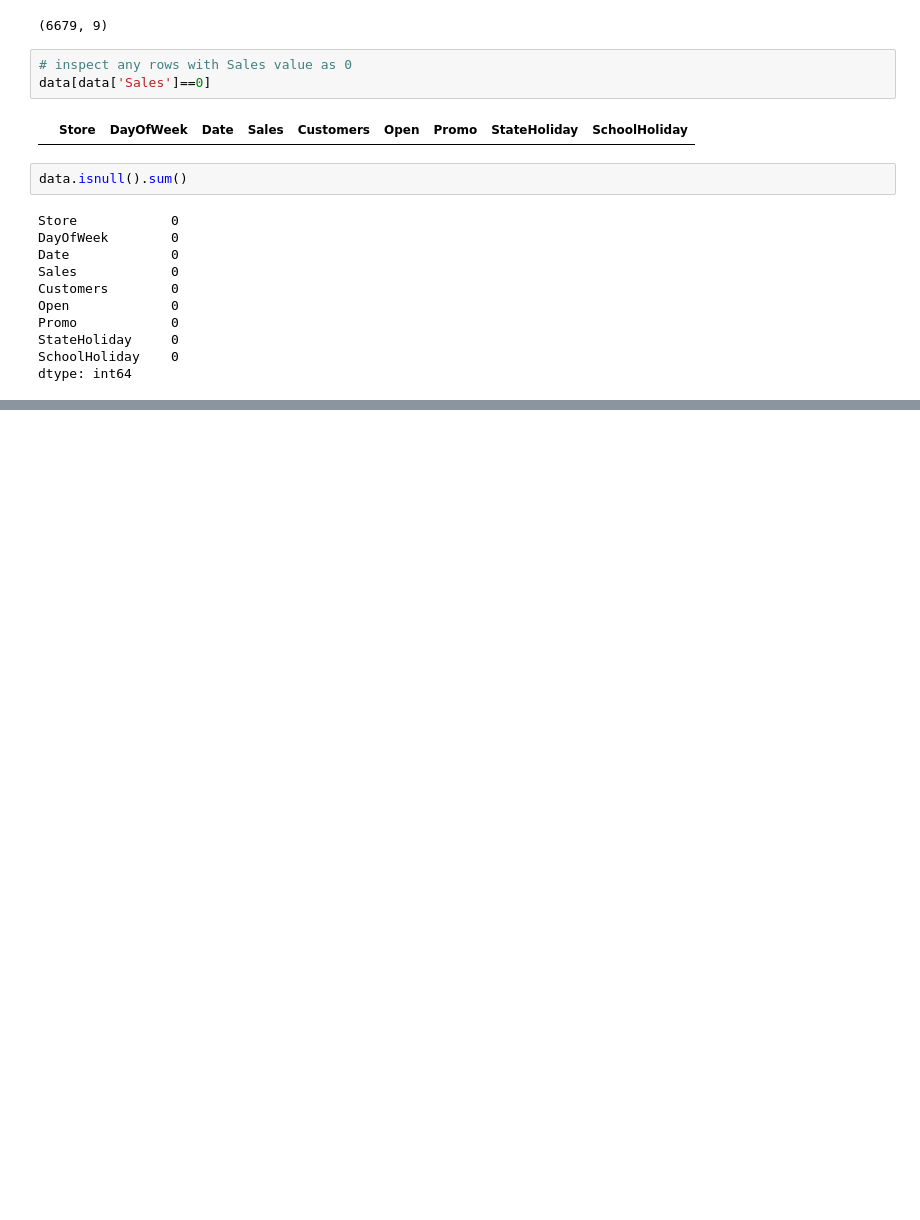
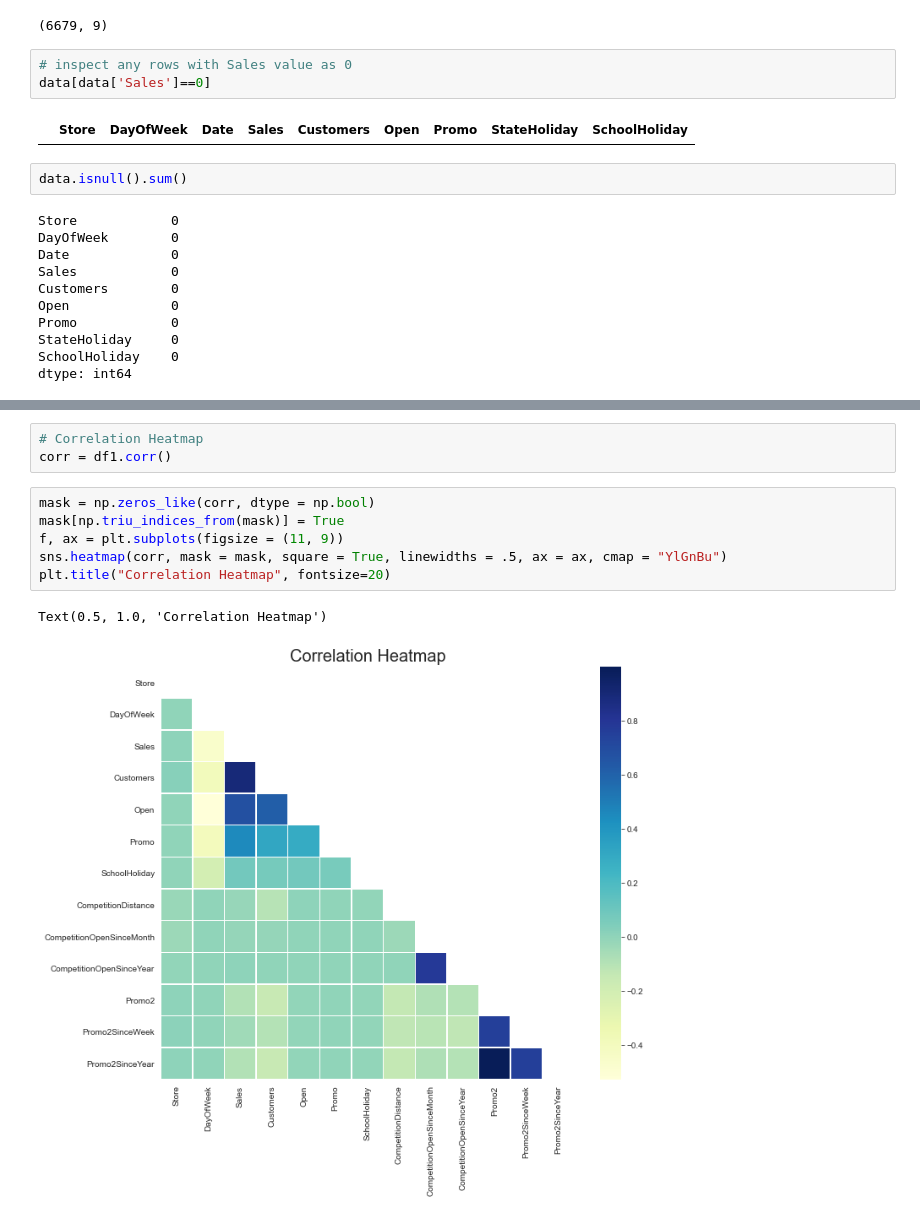
Before and after one commit to sharmijagan/SalesForecasting, a Jupyter notebook: Salesforecast.ipynb, the cells around one changed output, grey strips where cells are left out. Drawn from its saved outputs; the diff is of its cells as text; blank space fills up the shorter version.

```diff
--- a/Salesforecast.ipynb
+++ b/Salesforecast.ipynb
@@ -208,0 +307,12 @@ dtype: int64
+# %%
+# Correlation Heatmap
+corr = df1.corr()
+# %%
+mask = np.zeros_like(corr, dtype = np.bool)
+mask[np.triu_indices_from(mask)] = True
+f, ax = plt.subplots(figsize = (11, 9))
+sns.heatmap(corr, mask = mask, square = True, linewidths = .5, ax = ax, cmap = "YlGnBu")
+plt.title("Correlation Heatmap", fontsize=20)
+# %% [output]
+Text(0.5, 1.0, 'Correlation Heatmap')
+[figure, added]
```
Also changed, not shown: parts of 24 cells of this notebook.
